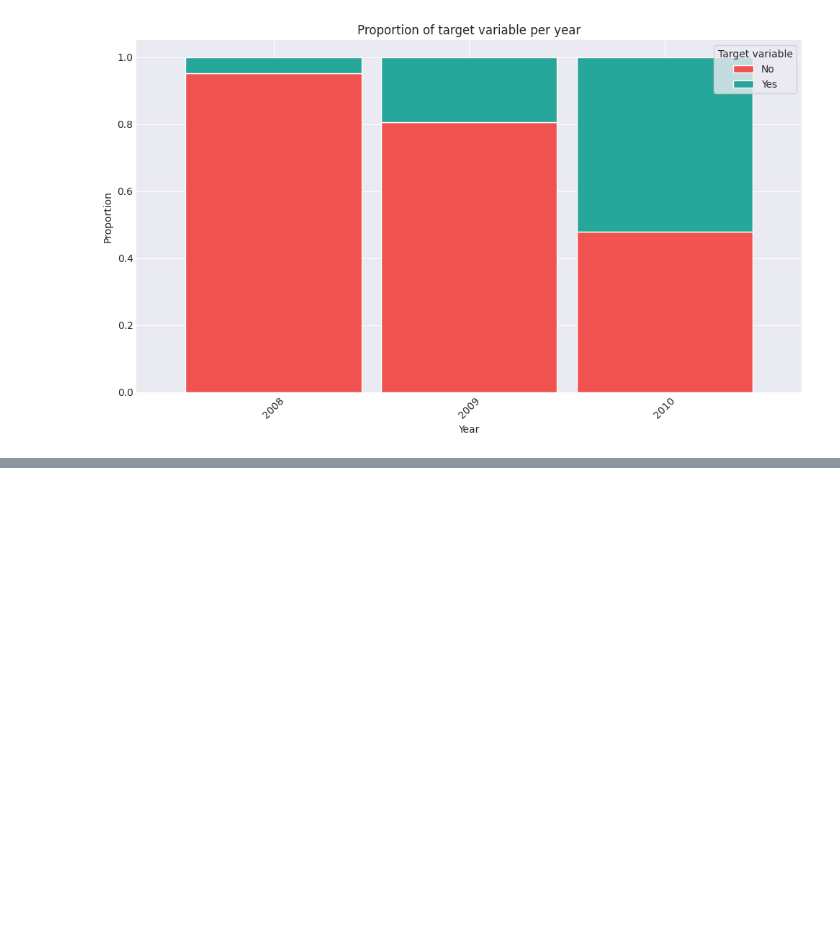
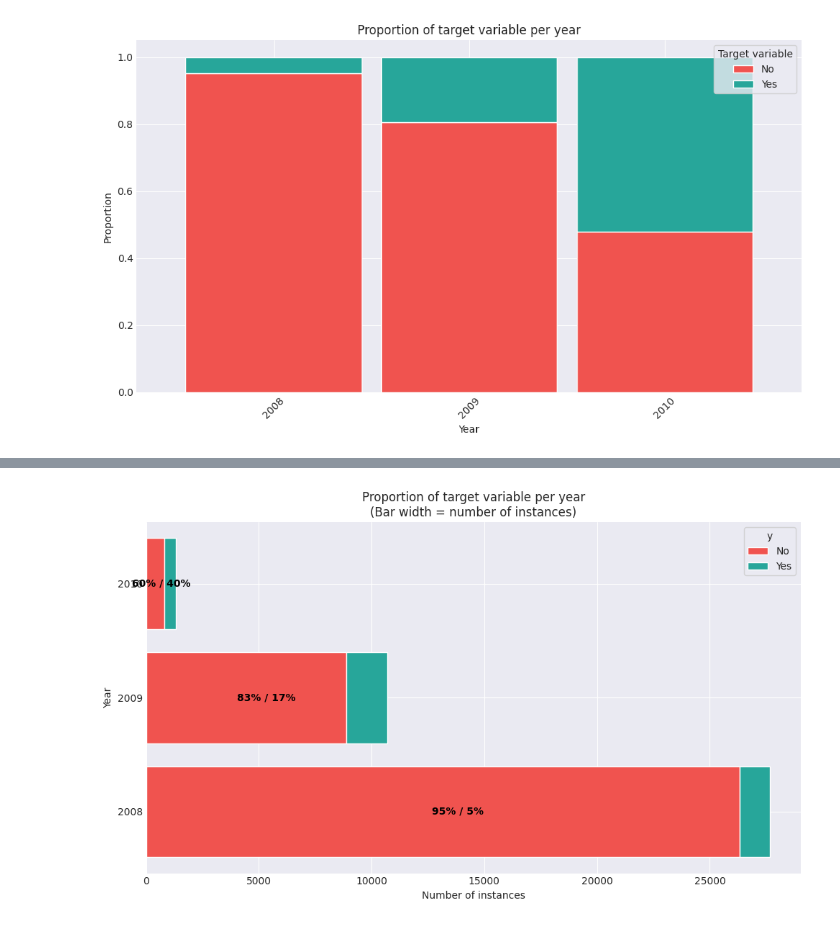
Before and after one commit to vanesterik/mads-telemarketing-assigment, a Jupyter notebook: notebooks/1.0-sb-exploratory-data-analysis.ipynb, the cells around one changed output, grey strips where cells are left out. Saved outputs shown, nothing was run; the diff lists cells and outputs as text; code cells hidden in the pictures; blank space fills up the shorter version.

```diff
--- a/notebooks/1.0-sb-exploratory-data-analysis.ipynb
+++ b/notebooks/1.0-sb-exploratory-data-analysis.ipynb
@@ -410,0 +681,10 @@ approached.to_csv(
+# %%
+plot_proportion_bars_with_scaled_width(
+    not_approached,
+    year_col="year",
+    target_col="y",
+    labels=["No", "Yes"],
+    colors=[IMPERIAL_RED, PERSIAN_GREEN]
+)
+# %% [output]
+[figure, added]
```
Also changed, not shown: parts of 22 cells of this notebook.
